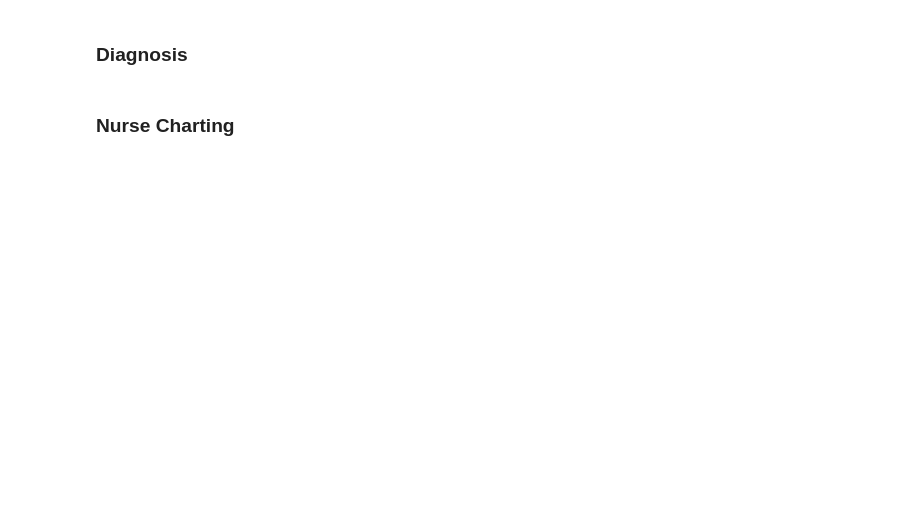
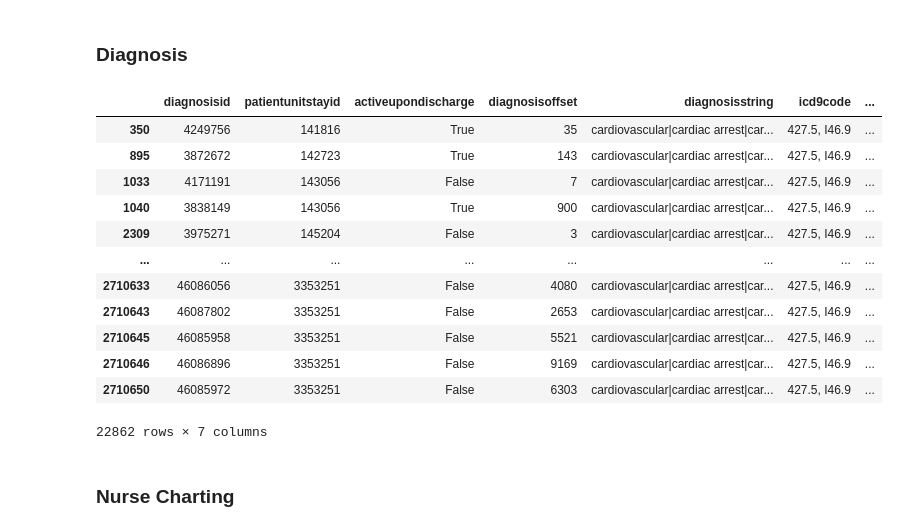
Before and after one commit to michelraskin/ttmhte, a Jupyter notebook: eICU/eICU.ipynb, the cells around one changed output. Saved outputs shown, nothing was run; the diff lists cells and outputs as text; code cells hidden in the pictures; blank space fills up the shorter version.

```diff
--- a/eICU/eICU.ipynb
+++ b/eICU/eICU.ipynb
@@ -35,7 +14,7 @@ The following files and folders have been mounted to /home/idies/workspace/SAFE/
 # %%
 myHours = 60 * 6
 # %%
-database_folder = '/home/idies/workspace/SAFE/'
+database_folder = '/projects/LCICM/eICU/'
 # %% [markdown]
 ### Patients
 # %%
@@ -95,4 +118,4 @@ myPredictorsDf = myPredictorsDf1
 ### Diagnosis
 # %%
 diagnosis_df = pd.read_csv(database_folder+'diagnosis.csv')
-diagnosis_df = diagnosis_df[diagnosis_df['patientunitstayid'].isin(myIds[0])]
+diagnosis_df = diagnosis_df[diagnosis_df['patientunitstayid'].isin(myIds.patientunitstayid)]
@@ -99,3 +124,19 @@ diagnosis_df = diagnosis_df[diagnosis_df['patientunitstayid'].isin(myIds[0])]
+# %%
+diagnosis_df[diagnosis_df.icd9code.astype(str).str.contains('427.5')]
+# %% [output]
+|  | diagnosisid | patientunitstayid | activeupondischarge | diagnosisoffset | diagnosisstring | icd9code | ... |
+| 350 | 4249756 | 141816 | True | 35 | cardiovascular|cardiac arrest|car... | 427.5, I46.9 | ... |
+| 895 | 3872672 | 142723 | True | 143 | cardiovascular|cardiac arrest|car... | 427.5, I46.9 | ... |
+| 1033 | 4171191 | 143056 | False | 7 | cardiovascular|cardiac arrest|car... | 427.5, I46.9 | ... |
+| 1040 | 3838149 | 143056 | True | 900 | cardiovascular|cardiac arrest|car... | 427.5, I46.9 | ... |
+| 2309 | 3975271 | 145204 | False | 3 | cardiovascular|cardiac arrest|car... | 427.5, I46.9 | ... |
+| ... | ... | ... | ... | ... | ... | ... | ... |
+| 2710633 | 46086056 | 3353251 | False | 4080 | cardiovascular|cardiac arrest|car... | 427.5, I46.9 | ... |
+| 2710643 | 46087802 | 3353251 | False | 2653 | cardiovascular|cardiac arrest|car... | 427.5, I46.9 | ... |
+| 2710645 | 46085958 | 3353251 | False | 5521 | cardiovascular|cardiac arrest|car... | 427.5, I46.9 | ... |
+| 2710646 | 46086896 | 3353251 | False | 9169 | cardiovascular|cardiac arrest|car... | 427.5, I46.9 | ... |
+| 2710650 | 46085972 | 3353251 | False | 6303 | cardiovascular|cardiac arrest|car... | 427.5, I46.9 | ... |
+22862 rows × 7 columns
 # %%
 diagnosis_df, one_hot = getOneHotConditions(diagnosis_df, 'diagnosisstring', 'diagnosis_')
 # %%
```
Also changed, not shown: parts of 39 cells of this notebook, 6 other files.
